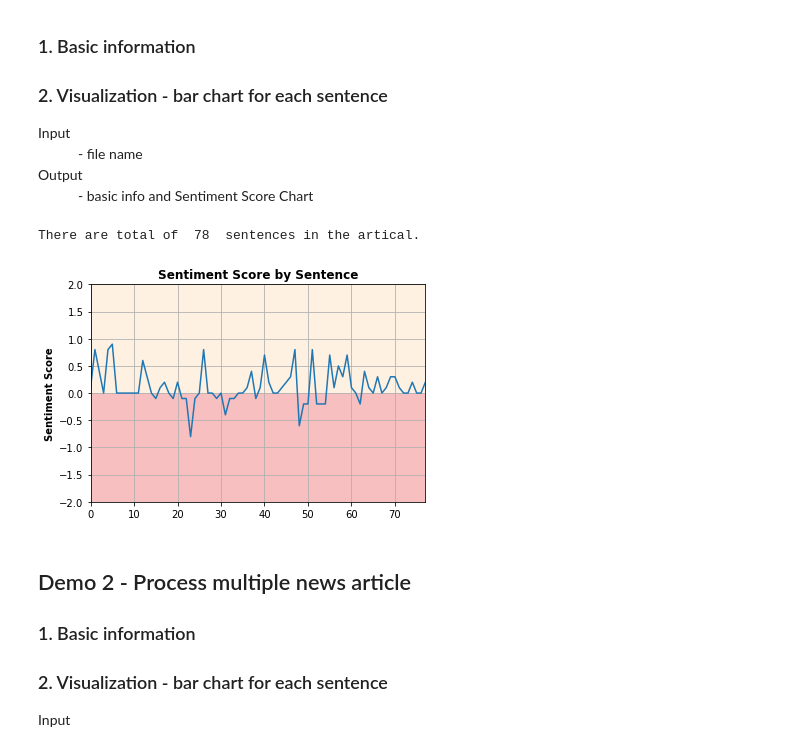
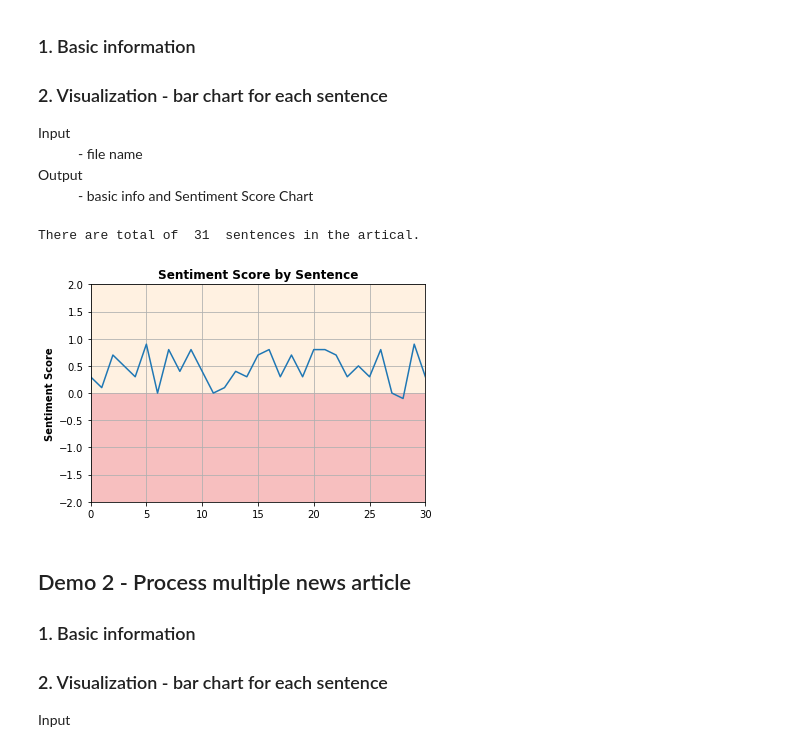
Before and after one commit to greenseven77/sample-gcp-nlp-flask, a Jupyter notebook: team_code/team_nlp_test.ipynb, the cells around one changed output. Cells and saved outputs as stored; diff of their text form; code cells hidden in the pictures.

Commit message:
test main-fei.py for input, instead of a string, give a file name

```diff
--- a/team_code/team_nlp_test.ipynb
+++ b/team_code/team_nlp_test.ipynb
@@ -65,7 +65,7 @@ Sentiment Analysis:
 # 1. original text;
 # 2. sentiment score -- between -1 to 1
 # 3. sentiment magnitude -- absolute value of the score, but will agrregate
-def analyze_text_sentiment(text):
+def analyze_text_sentiment(text, country_code):
     client = language.LanguageServiceClient()
     document = language.Document(content=text, type_=language.Document.Type.PLAIN_TEXT)
 
@@ -85,13 +85,14 @@ def analyze_text_sentiment(text):
         item["text"]=sentence.text.content
         item["sentiment score"]=sentence.sentiment.score
         item["sentiment magnitude"]=sentence.sentiment.magnitude
+        item["language"]=country_code
         sentence_sentiment.append(item)
 
     return sentence_sentiment
 # %%
 # return results by sentence
-def save_sentiment_to_df (text):
-    df_sentiment=pd.DataFrame(analyze_text_sentiment(text))
+def save_sentiment_to_df (text, country_code):
+    df_sentiment=pd.DataFrame(analyze_text_sentiment(text, country_code))
     return df_sentiment
 # %%
 # get text from a file
@@ -108,10 +109,10 @@ def get_text_from_file (file_name):
     return data
 # %%
 #Get basic information
-def get_basic_info(file_name):
+def get_basic_info(file_name,country_code):
     text = get_text_from_file (file_name)
     # create the result into dataframe for further info
-    df_text_sentiment_stats = save_sentiment_to_df(text)
+    df_text_sentiment_stats = save_sentiment_to_df(text, country_code)
     df_text_sentiment_stats.reset_index(inplace=True)
     # 1. how many sentense?
     cnt_sentences = df_text_sentiment_stats.shape[0]
@@ -137,8 +138,8 @@ def text_sentiment_line_chart(df_sentiment_score):
     plt.title("Sentiment Score by Sentence", fontweight='bold')
     plt.show()
 # %%
-def process_one_file(file_name):
-    df_sentiment_score = get_basic_info(file_name)
+def process_one_file(file_name, country_code):
+    df_sentiment_score = get_basic_info(file_name, country_code)
     text_sentiment_line_chart(df_sentiment_score)
 # %% [markdown]
 # Demo 1 - Process a single news article
@@ -151,10 +152,10 @@ def process_one_file(file_name):
       <dd>- basic info and Sentiment Score Chart</dd>
 </dl>
 # %%
-process_one_file("news1.txt")
+process_one_file("news_de_1.txt", 'DE')
 # %% [output]
-There are total of  78  sentences in the artical.
+There are total of  31  sentences in the artical.
-[figure, old version]
+[figure, new version]
 # %% [markdown]
 ## Demo 2 - Process multiple news article
 ### 1. Basic information
```
Also changed, not shown: parts of 2 cells of this notebook, 3 other files.
